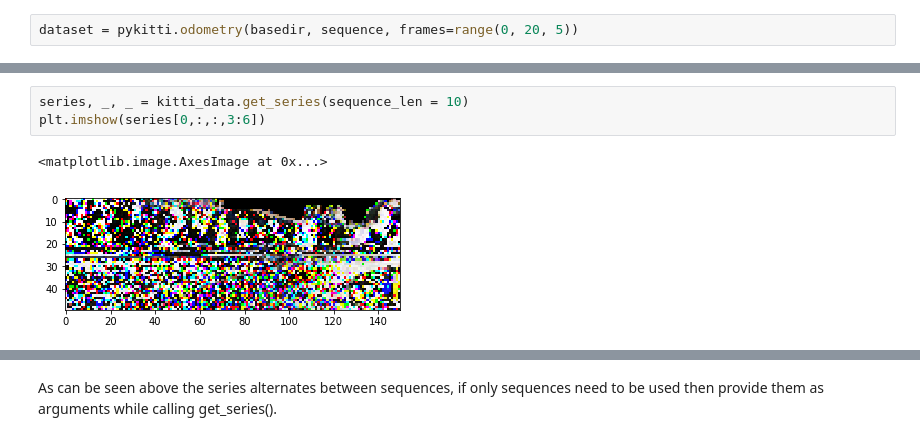
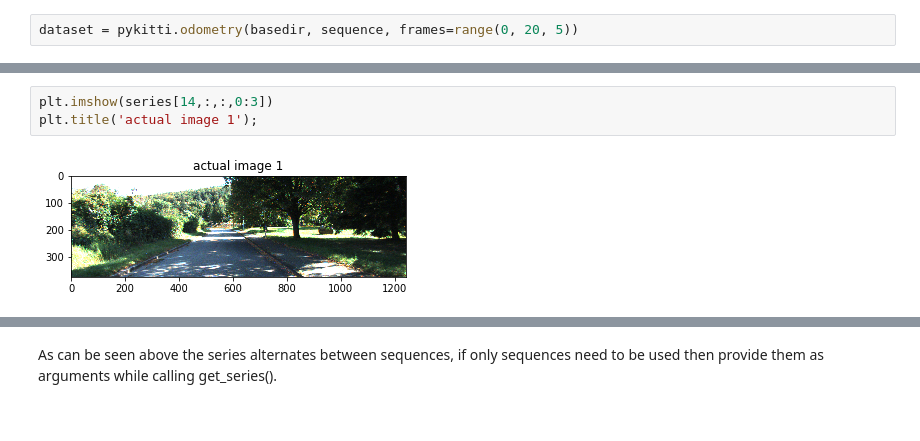
Before and after one commit to gagkhan/deep_visual_odometry, a Jupyter notebook: working_with_KITTI.ipynb, the cells around one changed output, grey strips where cells are left out. Drawn from its saved outputs; the diff is of its cells as text.

```diff
--- a/working_with_KITTI.ipynb
+++ b/working_with_KITTI.ipynb
@@ -55,6 +48,5 @@ plt.imshow(series[0,:,:,3:6])
-# %%
-series, _, _ = kitti_data.get_series(sequence_len = 10)
-plt.imshow(series[0,:,:,3:6])
-# %% [output]
-<matplotlib.image.AxesImage at 0x...>
-[figure, removed]
+# %%
+plt.imshow(series[14,:,:,0:3])
+plt.title('actual image 1');
+# %% [output]
+[figure, added]
```
Also changed, not shown: parts of 20 cells of this notebook, 1 other file.
